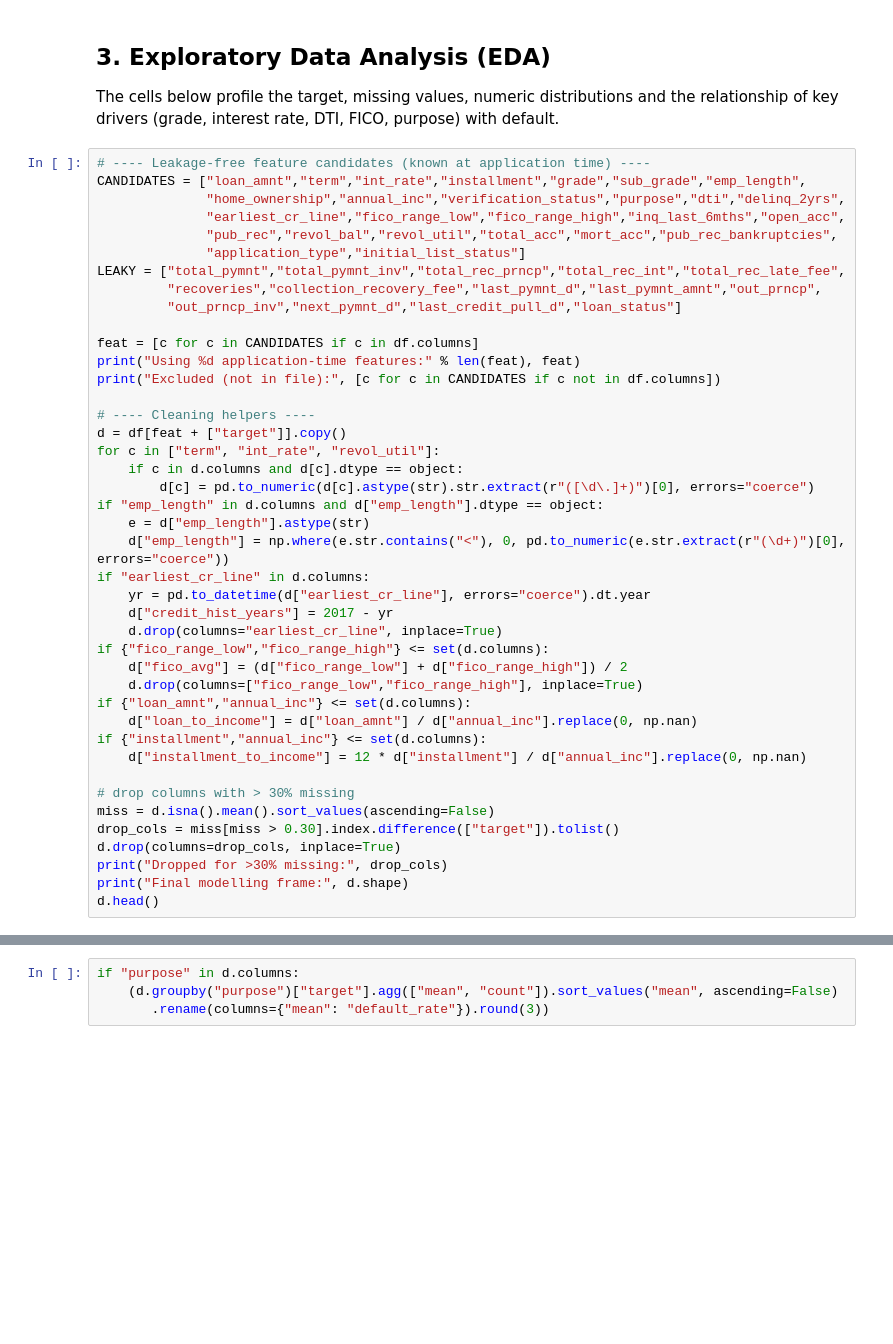
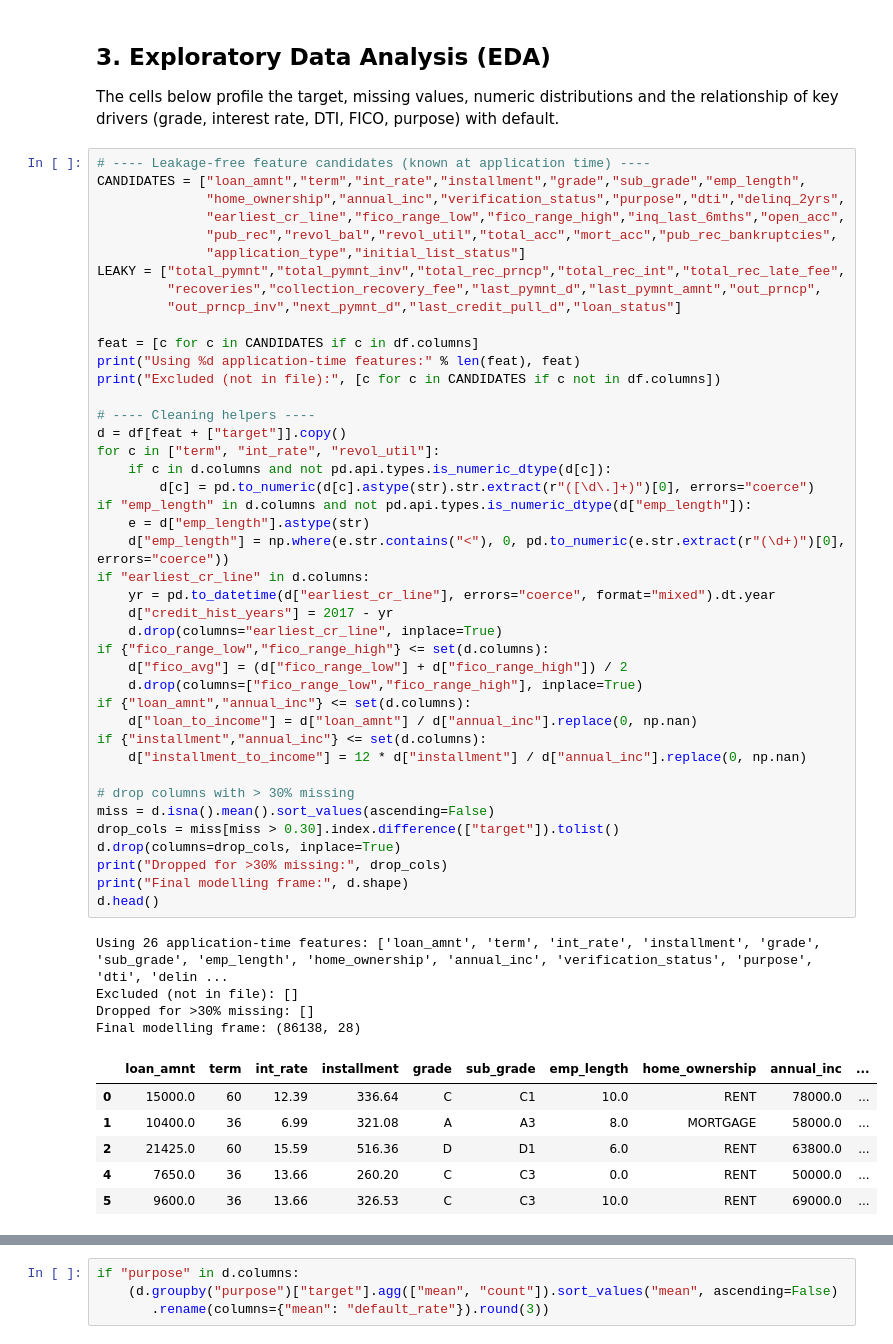
Before and after one commit to amoghshetty05/loan-default-probability, a Jupyter notebook: Loan_Default_Probability.ipynb, the cells around one changed output, grey strips where cells are left out. Saved outputs shown, nothing was run; the diff lists cells and outputs as text; blank space fills up the shorter version.

```diff
--- a/Loan_Default_Probability.ipynb
+++ b/Loan_Default_Probability.ipynb
@@ -75,36 +97,47 @@ LEAKY = ["total_pymnt","total_pymnt_inv","total_rec_prncp","total_rec_int","tota
          "out_prncp_inv","next_pymnt_d","last_credit_pull_d","loan_status"]
 
 feat = [c for c in CANDIDATES if c in df.columns]
 print("Using %d application-time features:" % len(feat), feat)
 print("Excluded (not in file):", [c for c in CANDIDATES if c not in df.columns])
 
 # ---- Cleaning helpers ----
 d = df[feat + ["target"]].copy()
 for c in ["term", "int_rate", "revol_util"]:
-    if c in d.columns and d[c].dtype == object:
+    if c in d.columns and not pd.api.types.is_numeric_dtype(d[c]):
         d[c] = pd.to_numeric(d[c].astype(str).str.extract(r"([\d\.]+)")[0], errors="coerce")
-if "emp_length" in d.columns and d["emp_length"].dtype == object:
+if "emp_length" in d.columns and not pd.api.types.is_numeric_dtype(d["emp_length"]):
     e = d["emp_length"].astype(str)
     d["emp_length"] = np.where(e.str.contains("<"), 0, pd.to_numeric(e.str.extract(r"(\d+)")[0], errors="coerce"))
 if "earliest_cr_line" in d.columns:
-    yr = pd.to_datetime(d["earliest_cr_line"], errors="coerce").dt.year
+    yr = pd.to_datetime(d["earliest_cr_line"], errors="coerce", format="mixed").dt.year
     d["credit_hist_years"] = 2017 - yr
     d.drop(columns="earliest_cr_line", inplace=True)
 if {"fico_range_low","fico_range_high"} <= set(d.columns):
     d["fico_avg"] = (d["fico_range_low"] + d["fico_range_high"]) / 2
     d.drop(columns=["fico_range_low","fico_range_high"], inplace=True)
 if {"loan_amnt","annual_inc"} <= set(d.columns):
     d["loan_to_income"] = d["loan_amnt"] / d["annual_inc"].replace(0, np.nan)
 if {"installment","annual_inc"} <= set(d.columns):
     d["installment_to_income"] = 12 * d["installment"] / d["annual_inc"].replace(0, np.nan)
 
 # drop columns with > 30% missing
 miss = d.isna().mean().sort_values(ascending=False)
 drop_cols = miss[miss > 0.30].index.difference(["target"]).tolist()
 d.drop(columns=drop_cols, inplace=True)
 print("Dropped for >30% missing:", drop_cols)
 print("Final modelling frame:", d.shape)
 d.head()
+# %% [output]
+Using 26 application-time features: ['loan_amnt', 'term', 'int_rate', 'installment', 'grade', 'sub_grade', 'emp_length', 'home_ownership', 'annual_inc', 'verification_status', 'purpose', 'dti', 'delin ...
+Excluded (not in file): []
+Dropped for >30% missing: []
+Final modelling frame: (86138, 28)
+|  | loan_amnt | term | int_rate | installment | grade | sub_grade | emp_length | home_ownership | annual_inc | ... |
+| 0 | 15000.0 | 60 | 12.39 | 336.64 | C | C1 | 10.0 | RENT | 78000.0 | ... |
+| 1 | 10400.0 | 36 | 6.99 | 321.08 | A | A3 | 8.0 | MORTGAGE | 58000.0 | ... |
+| 2 | 21425.0 | 60 | 15.59 | 516.36 | D | D1 | 6.0 | RENT | 63800.0 | ... |
+| 4 | 7650.0 | 36 | 13.66 | 260.20 | C | C3 | 0.0 | RENT | 50000.0 | ... |
+| 5 | 9600.0 | 36 | 13.66 | 326.53 | C | C3 | 10.0 | RENT | 69000.0 | ... |
 # %%
 fig, ax = plt.subplots(1, 3, figsize=(17, 4))
 d["target"].value_counts().plot(kind="bar", ax=ax[0], color=["#4C72B0", "#C44E52"])
```
Also changed, not shown: parts of 17 cells of this notebook.
